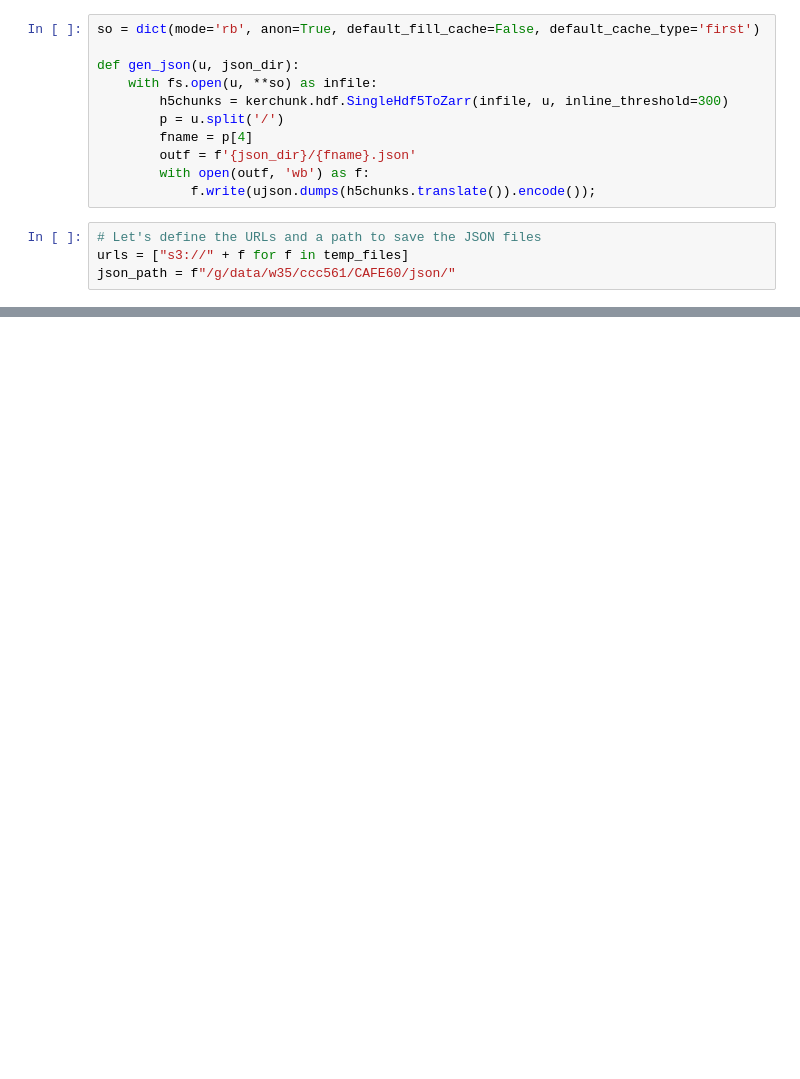
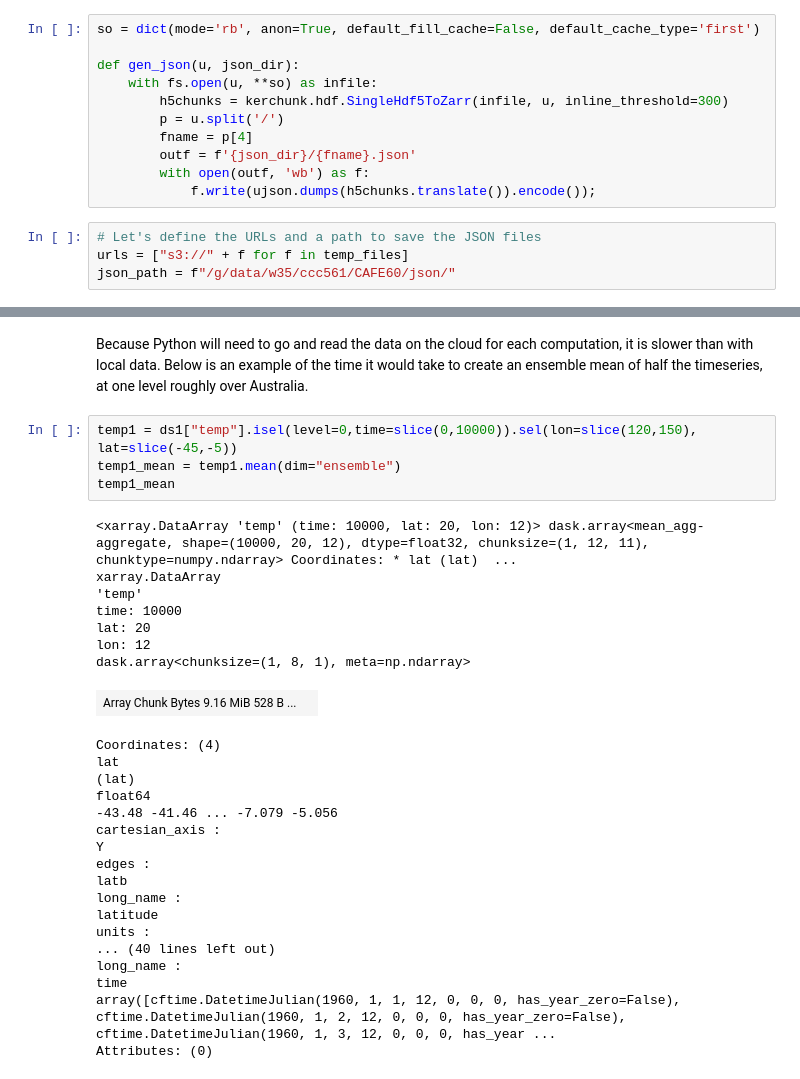
Before and after one commit to coecms/coecms.github.io, a Jupyter notebook: posts/2021-12-15-read-AWS.ipynb, the cells around one changed output, grey strips where cells are left out. Cells and saved outputs as stored; diff of their text form; blank space fills up the shorter version.

```diff
--- a/posts/2021-12-15-read-AWS.ipynb
+++ b/posts/2021-12-15-read-AWS.ipynb
@@ -207,0 +239,32 @@ len(json_list)
+# %% [markdown]
+Because Python will need to go and read the data on the cloud for each computation, it is slower than with local data. Below is an example of the time it would take to create an ensemble mean of half the timeseries, at one level roughly over Australia.
+# %%
+temp1 = ds1["temp"].isel(level=0,time=slice(0,10000)).sel(lon=slice(120,150), lat=slice(-45,-5))
+temp1_mean = temp1.mean(dim="ensemble")
+temp1_mean
+# %% [output]
+<xarray.DataArray 'temp' (time: 10000, lat: 20, lon: 12)> dask.array<mean_agg-aggregate, shape=(10000, 20, 12), dtype=float32, chunksize=(1, 12, 11), chunktype=numpy.ndarray> Coordinates: * lat (lat)  ...
+xarray.DataArray
+'temp'
+time: 10000
+lat: 20
+lon: 12
+dask.array<chunksize=(1, 8, 1), meta=np.ndarray>
+| Array Chunk Bytes 9.16 MiB 528 B ... |  |
+Coordinates: (4)
+lat
+(lat)
+float64
+-43.48 -41.46 ... -7.079 -5.056
+cartesian_axis :
+Y
+edges :
+latb
+long_name :
+latitude
+units :
+... (40 lines left out)
+long_name :
+time
+array([cftime.DatetimeJulian(1960, 1, 1, 12, 0, 0, 0, has_year_zero=False), cftime.DatetimeJulian(1960, 1, 2, 12, 0, 0, 0, has_year_zero=False), cftime.DatetimeJulian(1960, 1, 3, 12, 0, 0, 0, has_year ...
+Attributes: (0)
```
Also changed, not shown: parts of 22 cells of this notebook.
